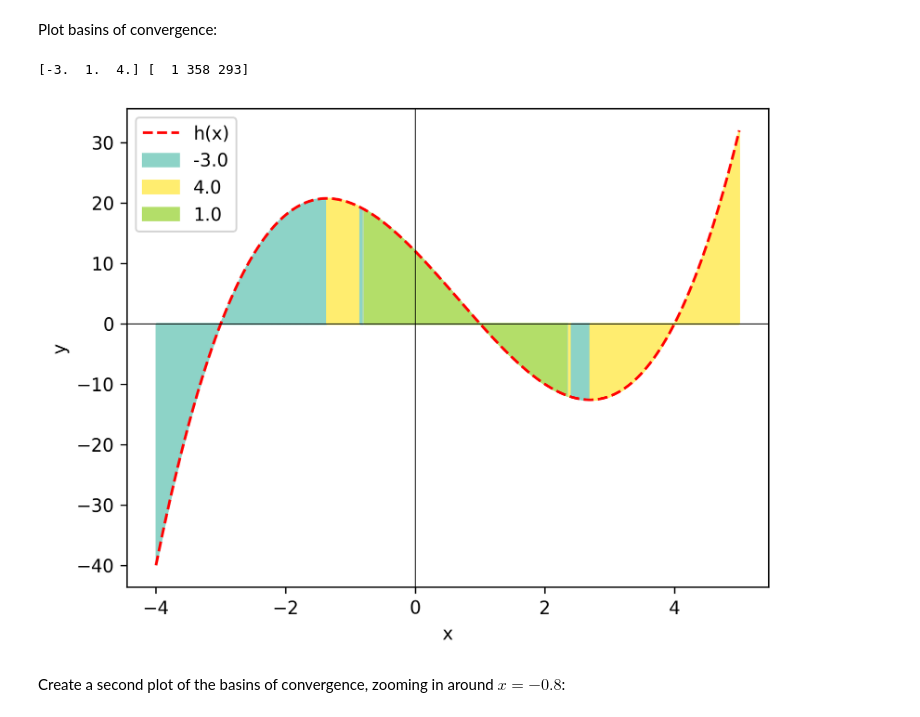
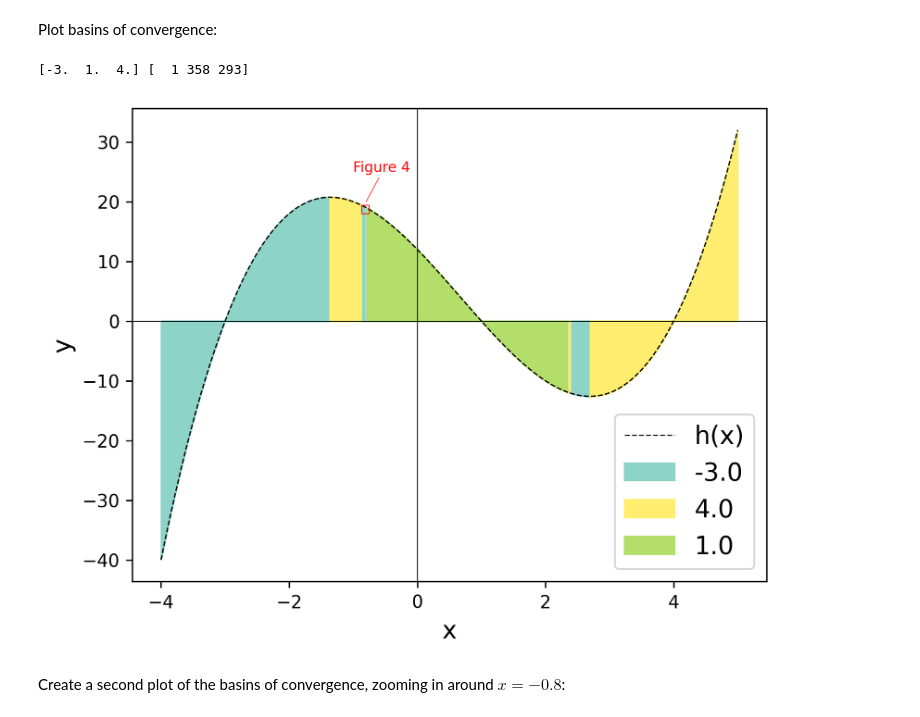
Before and after one commit to benraivel/MA332, a Jupyter notebook: Projects/Project1/Project1.ipynb, the cells around one changed output. Drawn from its saved outputs; the diff is of its cells as text; code cells hidden in the pictures.

```diff
--- a/Projects/Project1/Project1.ipynb
+++ b/Projects/Project1/Project1.ipynb
@@ -207,33 +207,39 @@ Plot basins of convergence:
 # %%
 # find the first x value that led to each root
 _, root_indices = np.unique(trimmed, return_index=True)
 
 # correct for using trimmed roots
 root_indices += 1
 print(_, root_indices)
 
 fig, axes = plt.subplots(dpi=300)
-axes.plot(x, y, 'r--',label='h(x)')
+axes.plot(x, y, 'k--',label='h(x)', lw=0.75)
 
 # for each starting x (except endpoints)
 for i in range(1, len(roots)-1):
 
     fill_x = [(x[i-1] + x[i])/2, (x[i] + x[i+1])/2]
     fill_y = [(y[i-1] + y[i])/2, (y[i] + y[i+1])/2]
 
     axes.fill_between(fill_x, fill_y, 0, color=colors[i], label=roots[i] if i in root_indices else "")
 
 # draw x and y axis
 axes.axvline(color='Black', lw=0.5)
 axes.axhline(color='Black', lw=0.5)
-axes.set_xlabel('x')
-axes.set_ylabel('y')
-axes.legend()
+
+axes.vlines([-0.87, -0.75], 18, 19.4, color='Red', lw=0.5)
+axes.hlines([18, 19.4], -0.87, -0.75, color='Red', lw=0.5)
+axes.annotate('Figure 4', (-1, 25), color='Red', fontsize=8)
+axes.arrow(-0.6, 24, -0.2, -4, color='Red', lw=0.25)
+
+axes.set_xlabel('x', fontsize=14)
+axes.set_ylabel('y', fontsize=14)
+axes.legend(fontsize=14)
 plt.savefig('Report/figures/figure3.png')
 plt.show()
 # %% [output]
 [-3.  1.  4.] [  1 358 293]
-[figure, old version]
+[figure, new version]
 # %% [markdown]
 Create a second plot of the basins of convergence, zooming in around $ x = -0.8 $:
 # %%
```
Also changed, not shown: parts of 16 cells of this notebook, 19 other files.
